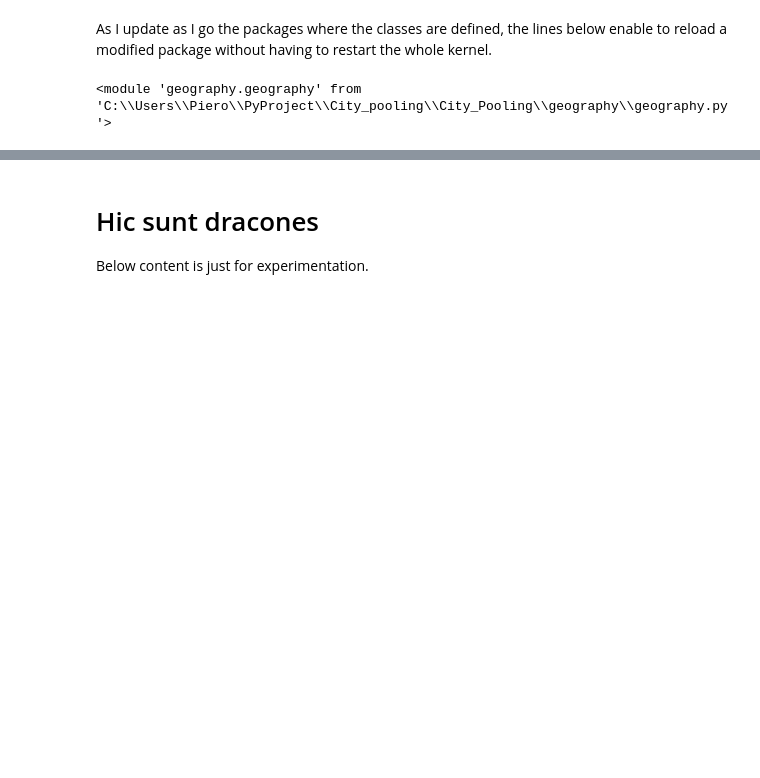
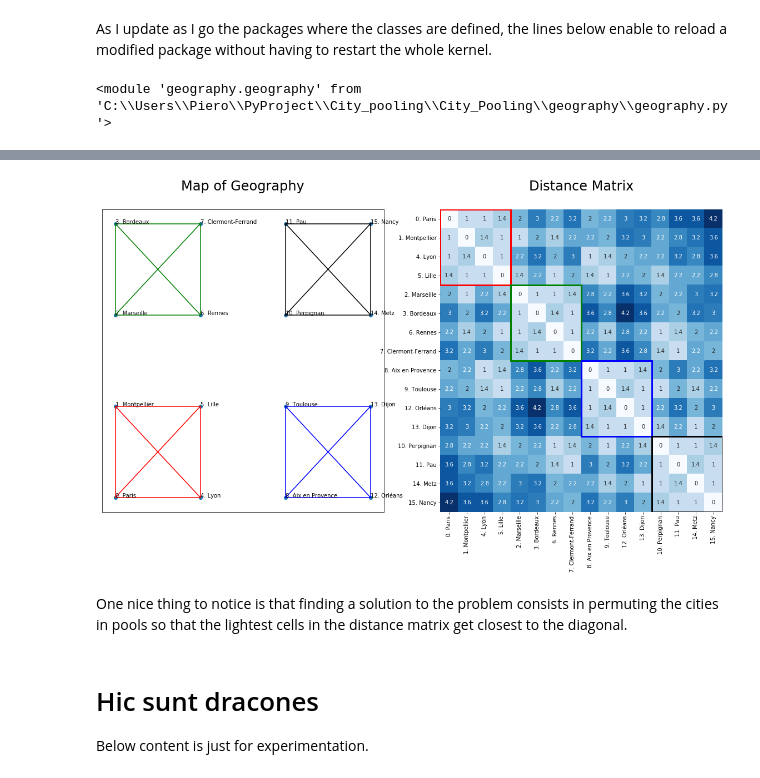
Before and after one commit to UltraDiuve/City_Pooling, a Jupyter notebook: City Pooling.ipynb, the cells around one changed output, grey strips where cells are left out. Saved outputs shown, nothing was run; the diff lists cells and outputs as text; code cells hidden in the pictures; blank space fills up the shorter version.

```diff
--- a/City Pooling.ipynb
+++ b/City Pooling.ipynb
@@ -121,3 +174,10 @@ geog.show_config({0 : set([2,6,1]), 1: set([11,14,15]), 2: set([4,13,10])}, show
+# %%
+geog.show_config({0 : [0,1,4,5], 1: [2,3,6,7], 2: [8,9,12,13], 3: [10,11,14,15]}, show_names=True,
+                 dist_matrix_kwargs={'annot':True})
+# %% [output]
+[figure, added]
+# %% [markdown]
+One nice thing to notice is that finding a solution to the problem consists in permuting the cities in pools so that the lightest cells in the distance matrix get closest to the diagonal.
 # %% [markdown]
 # Hic sunt dracones
 Below content is just for experimentation.
```
Also changed, not shown: parts of 15 cells of this notebook.
